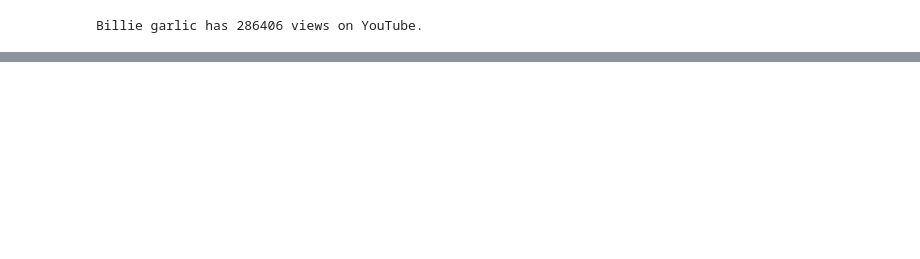
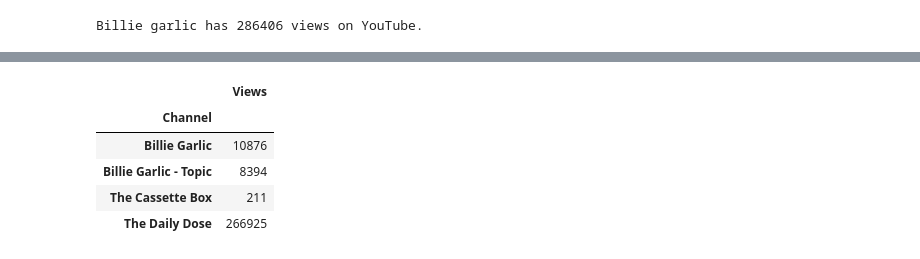
Before and after one commit to ohallstrom/YT-Views-Count, a Jupyter notebook: src/visualise.ipynb, the cells around one changed output, grey strips where cells are left out. Saved outputs shown, nothing was run; the diff lists cells and outputs as text; code cells hidden in the pictures; blank space fills up the shorter version.

```diff
--- a/src/visualise.ipynb
+++ b/src/visualise.ipynb
@@ -20,0 +30,11 @@ Billie garlic has 286406 views on YouTube.
+# %%
+# Group Views by channel
+channel_df = videos_df.groupby(videos_df.Channel).sum()
+channel_df
+# %% [output]
+|  | Views |
+| Channel |  |
+| Billie Garlic | 10876 |
+| Billie Garlic - Topic | 8394 |
+| The Cassette Box | 211 |
+| The Daily Dose | 266925 |
```
Also changed, not shown: parts of 5 cells of this notebook.
